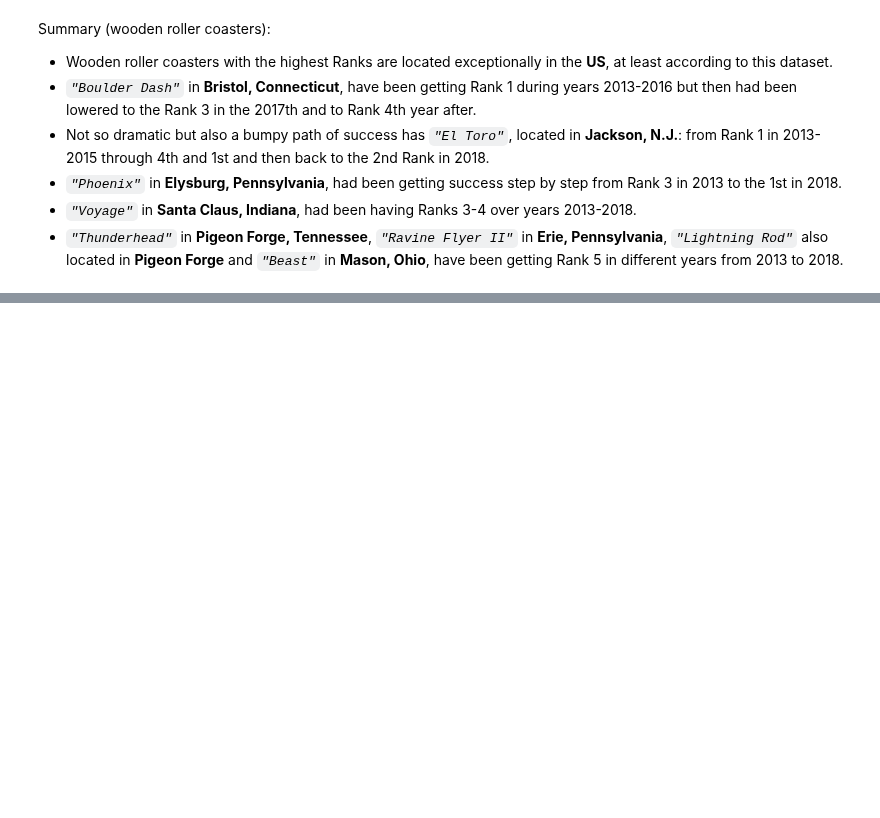
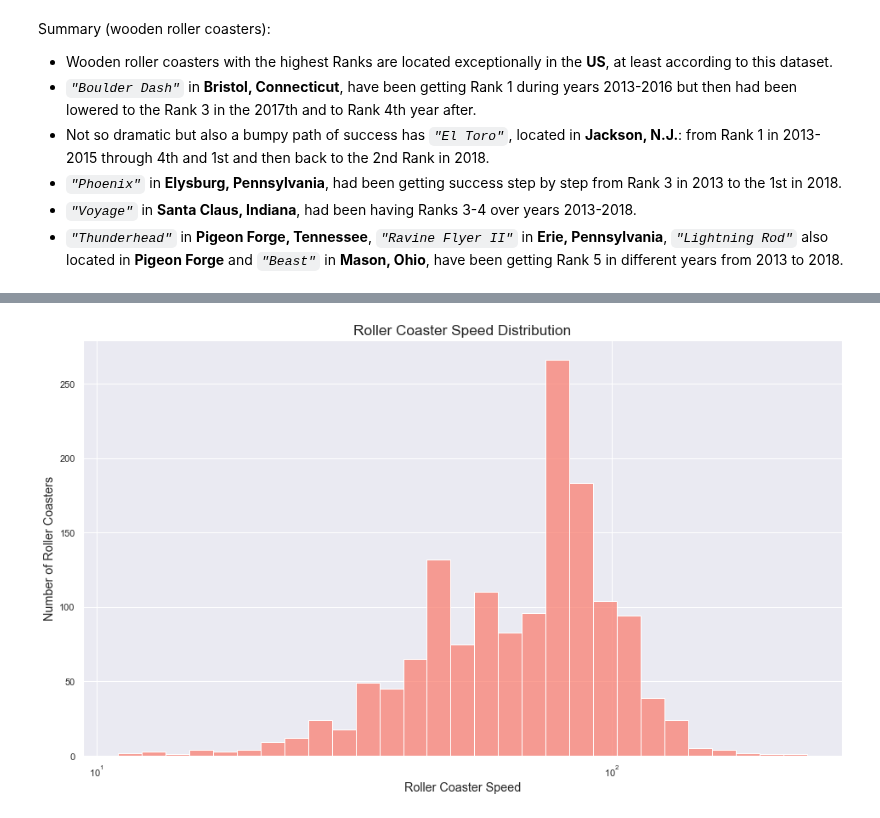
Before and after one commit to jadidaniel/jupyter-notebooks, a Jupyter notebook: visualisations_roller_coaster/roller_coaster.ipynb, the cells around one changed output, grey strips where cells are left out. Saved outputs shown, nothing was run; the diff lists cells and outputs as text; code cells hidden in the pictures; blank space fills up the shorter version.

```diff
--- a/visualisations_roller_coaster/roller_coaster.ipynb
+++ b/visualisations_roller_coaster/roller_coaster.ipynb
@@ -416,0 +604,8 @@ Summary (wooden roller coasters):
+# %%
+# Remove outliers
+speeds = roller_coast_list[roller_coast_list['speed'] > 10]
+
+# Call function to plot speed
+plot_histogram(speeds, 'speed', 'Roller Coaster Speed', 'salmon')
+# %% [output]
+[figure, added]
```
Also changed, not shown: parts of 37 cells of this notebook.
